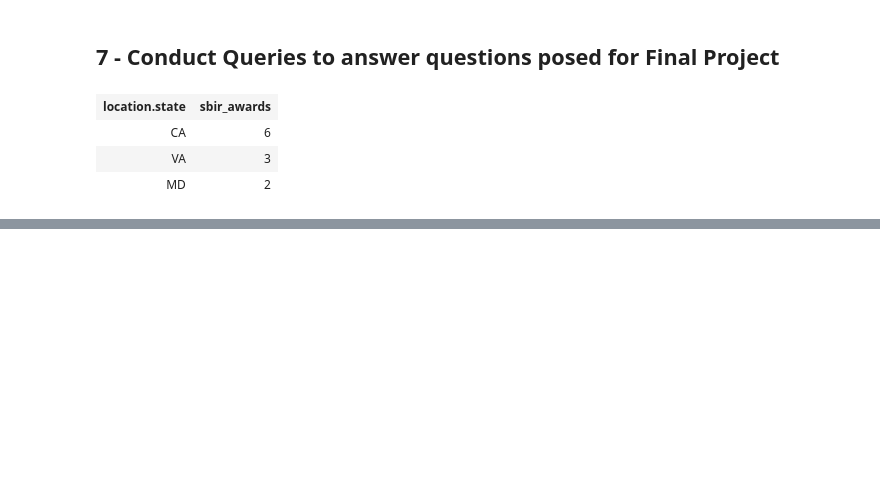
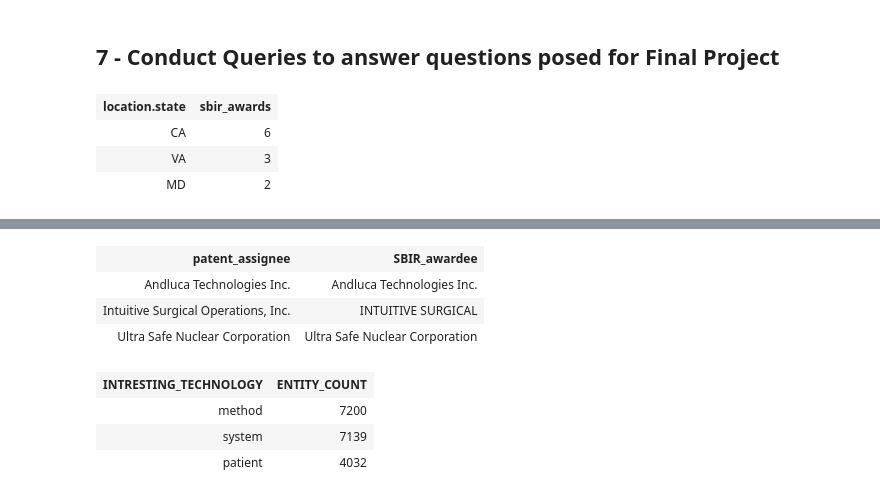
Before and after one commit to sj-ucsd/SBIR_Patent_analysis, a Jupyter notebook: neo4j_graph_etl.ipynb, the cells around one changed output, grey strips where cells are left out. Cells and saved outputs as stored; diff of their text form; code cells hidden in the pictures; blank space fills up the shorter version.

```diff
--- a/neo4j_graph_etl.ipynb
+++ b/neo4j_graph_etl.ipynb
@@ -794,0 +819,14 @@ graph.run(cypher_FP_query4)
+# %%
+#5. Did they receive any patents on the same topic?
+cypher_FP_query5 = """
+MATCH (assignee_pt:Assignee_PT)<-[]-(Patent_Abstract)-[]->(Entities)<-[]-(Sbir_Abstract)<-[]-(p:Principal)
+WHERE toLower(assignee_pt.orgname) contains toLower(p.company)
+RETURN distinct assignee_pt.orgname as patent_assignee, p.company as SBIR_awardee
+order by patent_assignee;
+"""
+graph.run(cypher_FP_query5)
+# %% [output]
+| patent_assignee | SBIR_awardee |
+| Andluca Technologies Inc. | Andluca Technologies Inc. |
+| Intuitive Surgical Operations, Inc. | INTUITIVE SURGICAL |
+| Ultra Safe Nuclear Corporation | Ultra Safe Nuclear Corporation |
@@ -794,0 +835,12 @@ graph.run(cypher_FP_query4)
+# %%
+#7. What technology areas are receiving the most interest from Government agencies and have patent filings?
+cypher_FP_query7 = """
+MATCH (agency:Agency)-[:OVERSEES]->(sbir_award:Sbir_Award)-[:CONTAINS]->(sbir_abstract:Sbir_Abstract)-[:HOLDS]->(entities:Entities)<-[:HOLDS_PT]-(patent_abstract:Patent_Abstract)
+RETURN entities.entities AS INTRESTING_TECHNOLOGY, count(entities.entities) AS ENTITY_COUNT ORDER BY ENTITY_COUNT DESC;
+"""
+graph.run(cypher_FP_query7)
+# %% [output]
+| INTRESTING_TECHNOLOGY | ENTITY_COUNT |
+| method | 7200 |
+| system | 7139 |
+| patient | 4032 |
```
Also changed, not shown: parts of 10 cells of this notebook, 1 other file.
